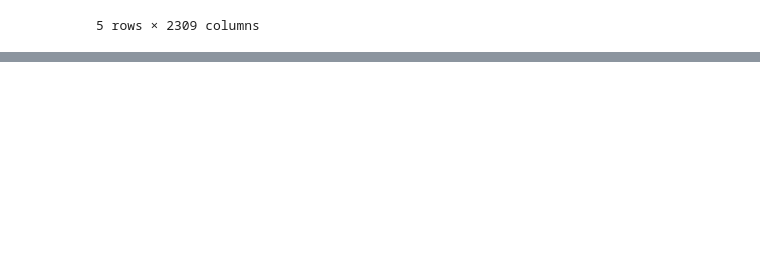
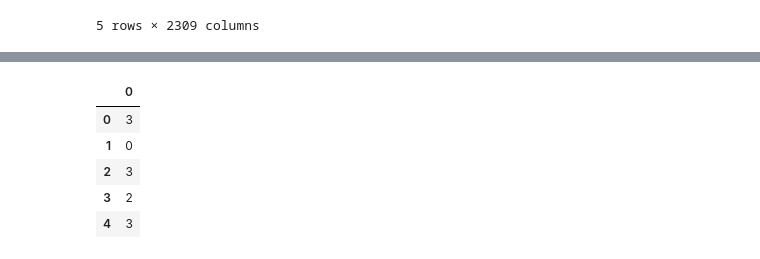
Before and after one commit to erirosv/Master-Thesis, a Jupyter notebook: notebooks/compare_datasets.ipynb, the cells around one changed output, grey strips where cells are left out. Cells and saved outputs as stored; diff of their text form; code cells hidden in the pictures; blank space fills up the shorter version.

```diff
--- a/notebooks/compare_datasets.ipynb
+++ b/notebooks/compare_datasets.ipynb
@@ -118,0 +238,9 @@ IndexError: single positional indexer is out-of-bounds
+# %%
+test_df_y.head()
+# %% [output]
+|  | 0 |
+| 0 | 3 |
+| 1 | 0 |
+| 2 | 3 |
+| 3 | 2 |
+| 4 | 3 |
```
Also changed, not shown: parts of 5 cells of this notebook, 1 other file.
